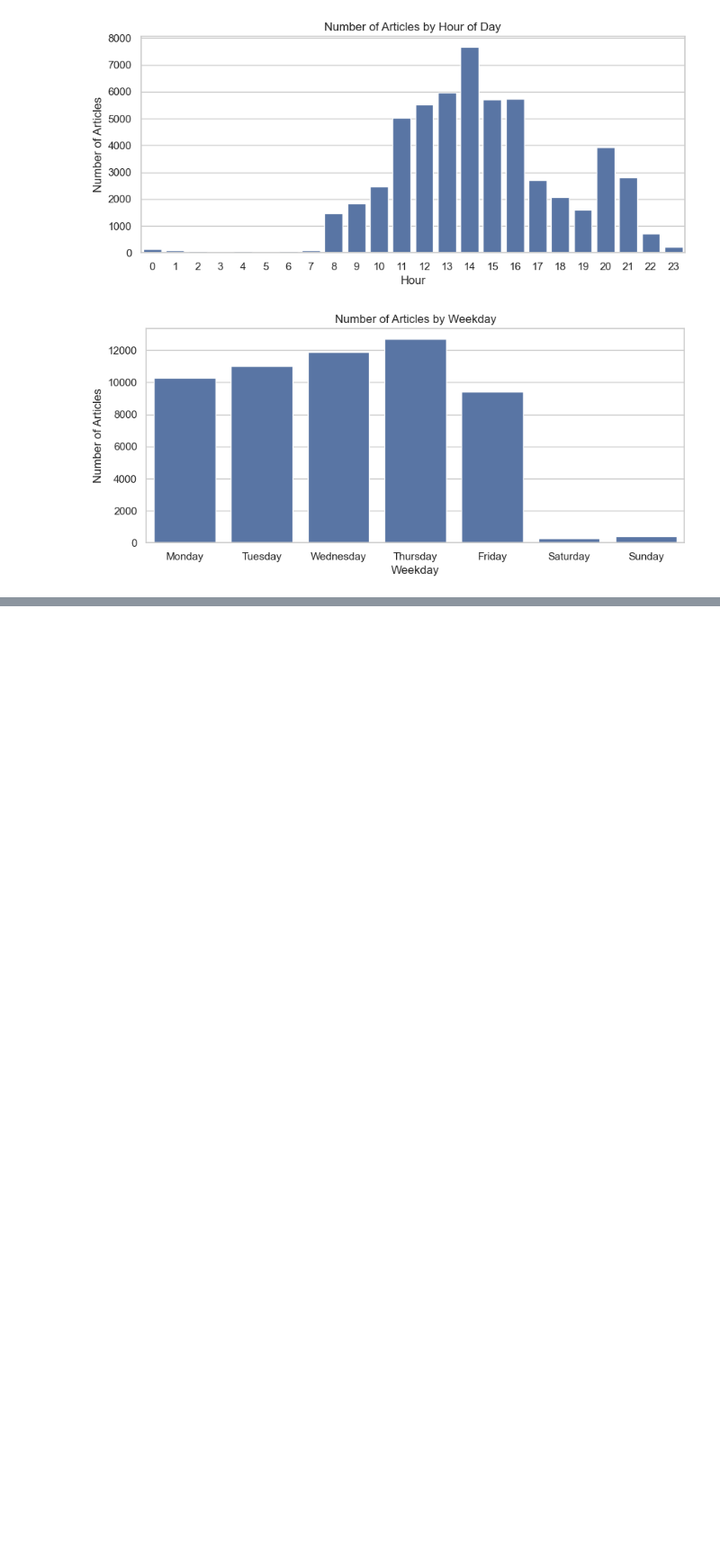
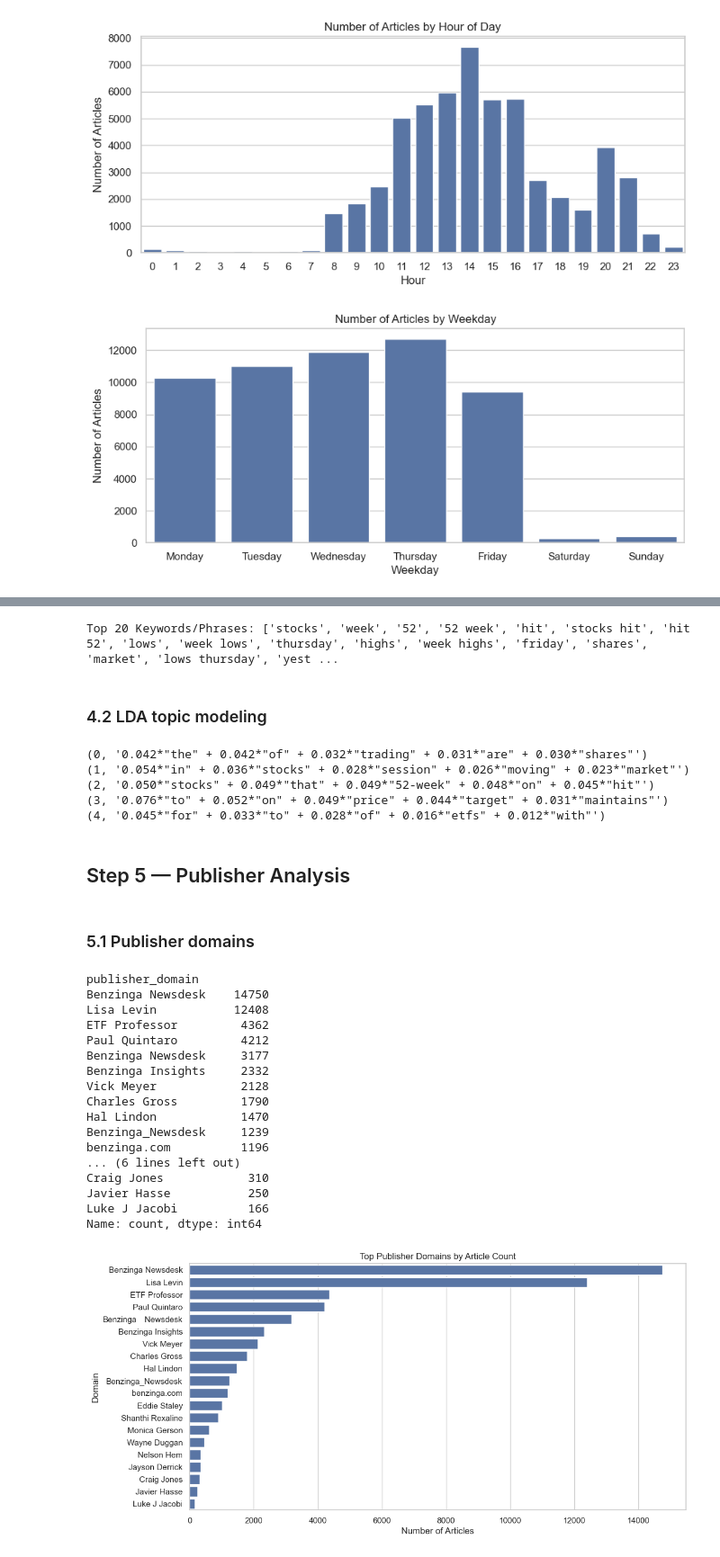
Before and after one commit to Kalalayu/Predicting-Price-Moves-with-News-Sentiment-week1, a Jupyter notebook: notebooks/sentiment_model.ipynb, the cells around one changed output, grey strips where cells are left out. Shown at 90% size. Saved outputs shown, nothing was run; the diff lists cells and outputs as text; code cells hidden in the pictures; blank space fills up the shorter version.

```diff
--- a/notebooks/sentiment_model.ipynb
+++ b/notebooks/sentiment_model.ipynb
@@ -165,0 +170,72 @@ plt.show()
+# %%
+tfidf = TfidfVectorizer(max_df=0.8, min_df=5, ngram_range=(1,2), stop_words=stop_words)
+X = tfidf.fit_transform(df['headline'])
+top_n = 20
+indices = X.sum(axis=0).A1.argsort()[-top_n:][::-1]
+terms = [tfidf.get_feature_names_out()[i] for i in indices]
+print("Top 20 Keywords/Phrases:", terms)
+# %% [output]
+Top 20 Keywords/Phrases: ['stocks', 'week', '52', '52 week', 'hit', 'stocks hit', 'hit 52', 'lows', 'week lows', 'thursday', 'highs', 'week highs', 'friday', 'shares', 'market', 'lows thursday', 'yest ...
+# %% [markdown]
+### 4.2  LDA topic modeling
+# %%
+# Using gensim (optional)
+from gensim import corpora, models
+import gensim
+
+# Tokenize
+texts = df['headline'].str.lower().str.split().tolist()
+dictionary = corpora.Dictionary(texts)
+corpus = [dictionary.doc2bow(text) for text in texts]
+
+lda_model = models.LdaModel(corpus, num_topics=5, id2word=dictionary, passes=10)
+topics = lda_model.print_topics(num_words=5)
+for t in topics:
+    print(t)
+# %% [output]
+(0, '0.042*"the" + 0.042*"of" + 0.032*"trading" + 0.031*"are" + 0.030*"shares"')
+(1, '0.054*"in" + 0.036*"stocks" + 0.028*"session" + 0.026*"moving" + 0.023*"market"')
+(2, '0.050*"stocks" + 0.049*"that" + 0.049*"52-week" + 0.048*"on" + 0.045*"hit"')
+(3, '0.076*"to" + 0.052*"on" + 0.049*"price" + 0.044*"target" + 0.031*"maintains"')
+(4, '0.045*"for" + 0.033*"to" + 0.028*"of" + 0.016*"etfs" + 0.012*"with"')
+# %% [markdown]
+## Step 5 — Publisher Analysis
+# %% [markdown]
+### 5.1 Publisher domains
+# %%
+from urllib.parse import urlparse
+
+def extract_domain(s):
+    if '@' in s:
+        return s.split('@')[-1]
+    return s
+df['publisher_domain'] = df['publisher'].apply(extract_domain)
+
+domain_counts = df['publisher_domain'].value_counts().head(20)
+print(domain_counts)
+
+plt.figure(figsize=(12,6))
+sns.barplot(x=domain_counts.values, y=domain_counts.index)
+plt.title('Top Publisher Domains by Article Count')
+plt.xlabel('Number of Articles')
+plt.ylabel('Domain')
+plt.show()
+# %% [output]
+publisher_domain
+Benzinga Newsdesk    14750
+Lisa Levin           12408
+ETF Professor         4362
+Paul Quintaro         4212
+Benzinga Newsdesk     3177
+Benzinga Insights     2332
+Vick Meyer            2128
+Charles Gross         1790
+Hal Lindon            1470
+Benzinga_Newsdesk     1239
+benzinga.com          1196
+... (6 lines left out)
+Craig Jones            310
+Javier Hasse           250
+Luke J Jacobi          166
+Name: count, dtype: int64
+[figure, added]
```
Also changed, not shown: parts of 13 cells of this notebook.
